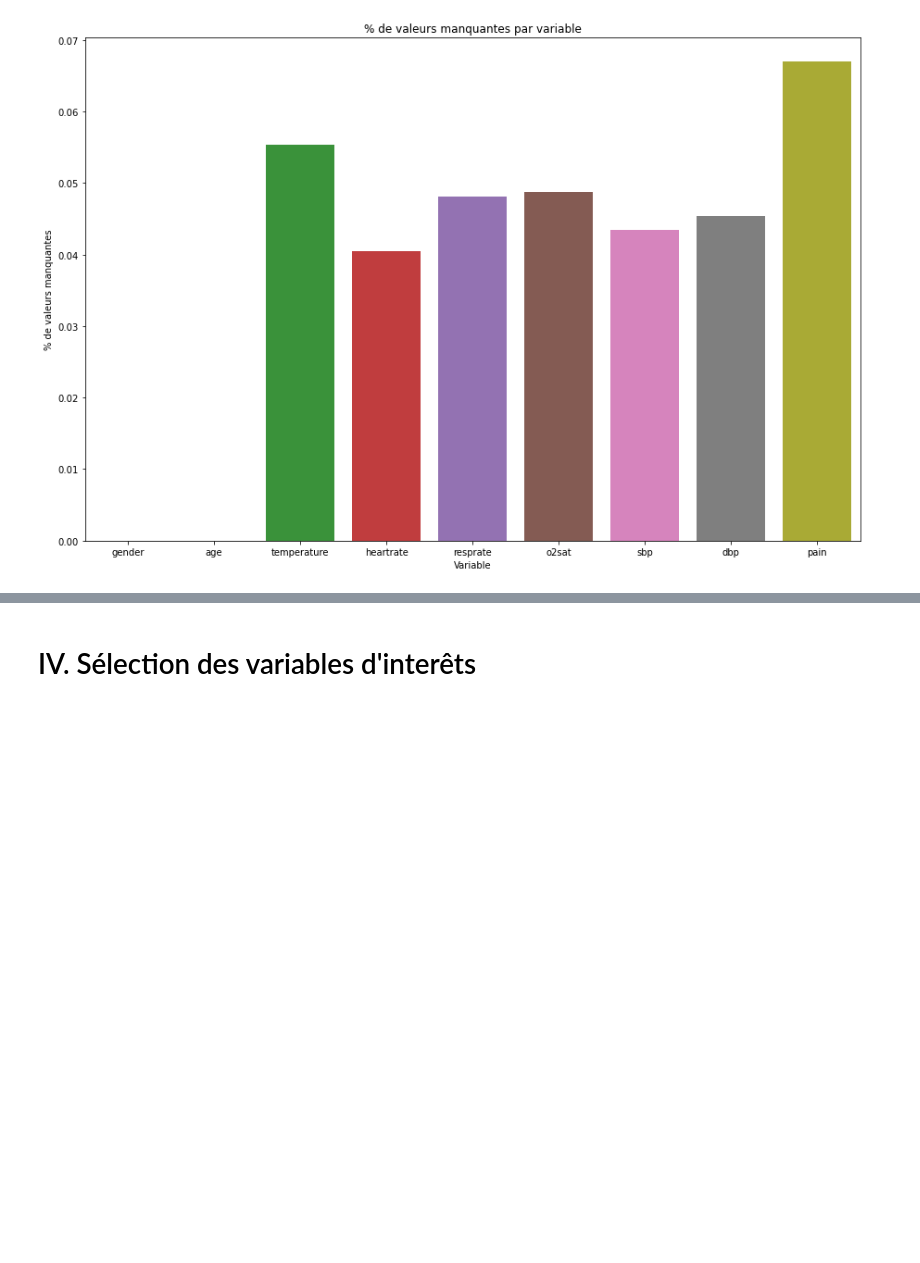
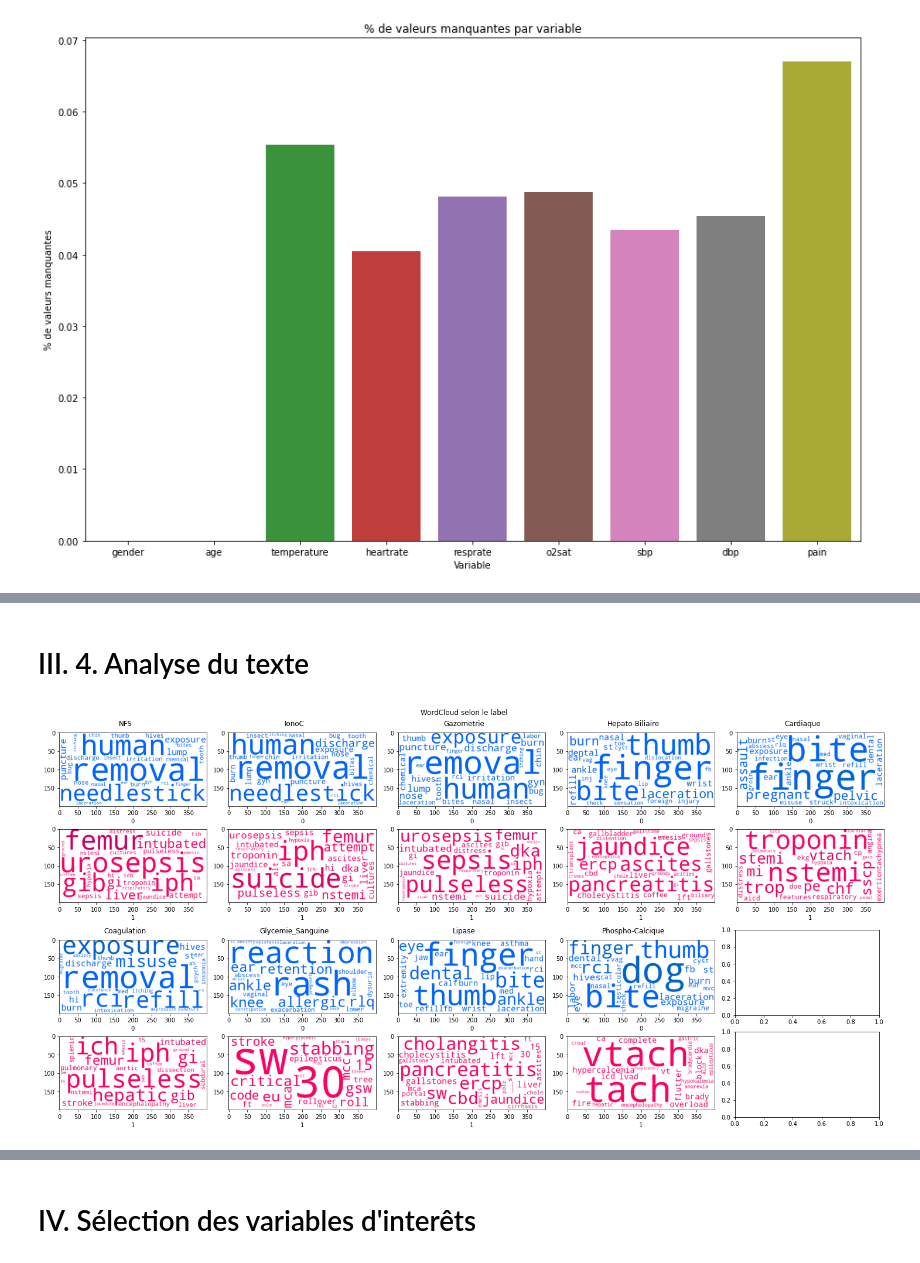
Before and after one commit to alibell/biologyOrderPredictor, a Jupyter notebook: Project_Report.ipynb, the cells around one changed output, grey strips where cells are left out. Cells and saved outputs as stored; diff of their text form; code cells hidden in the pictures; blank space fills up the shorter version.

```diff
--- a/Project_Report.ipynb
+++ b/Project_Report.ipynb
@@ -272,0 +318,6 @@ plot_missing_bar(X, features)
+# %% [markdown]
+# III. 4. Analyse du texte
+# %%
+plot_odd_word_wc(X, y, "chiefcomplaint", labels, min_occurrence=3, ncols=5)
+# %% [output]
+[figure, added]
```
Also changed, not shown: parts of 34 cells of this notebook, 2 other files.
